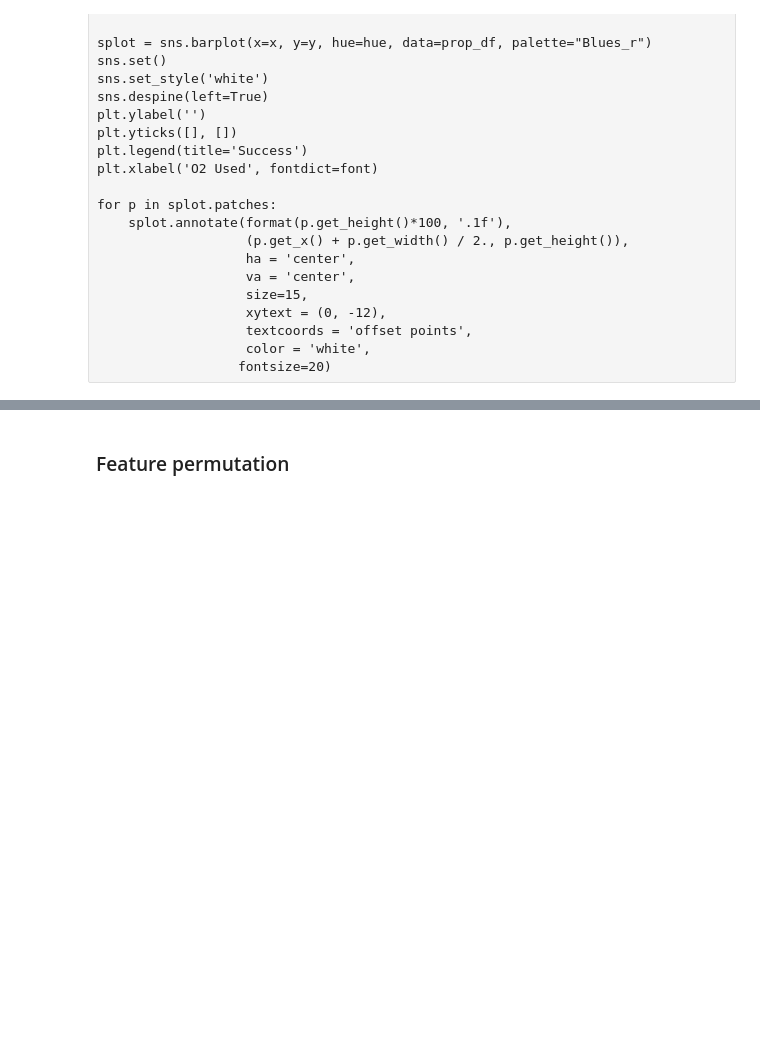
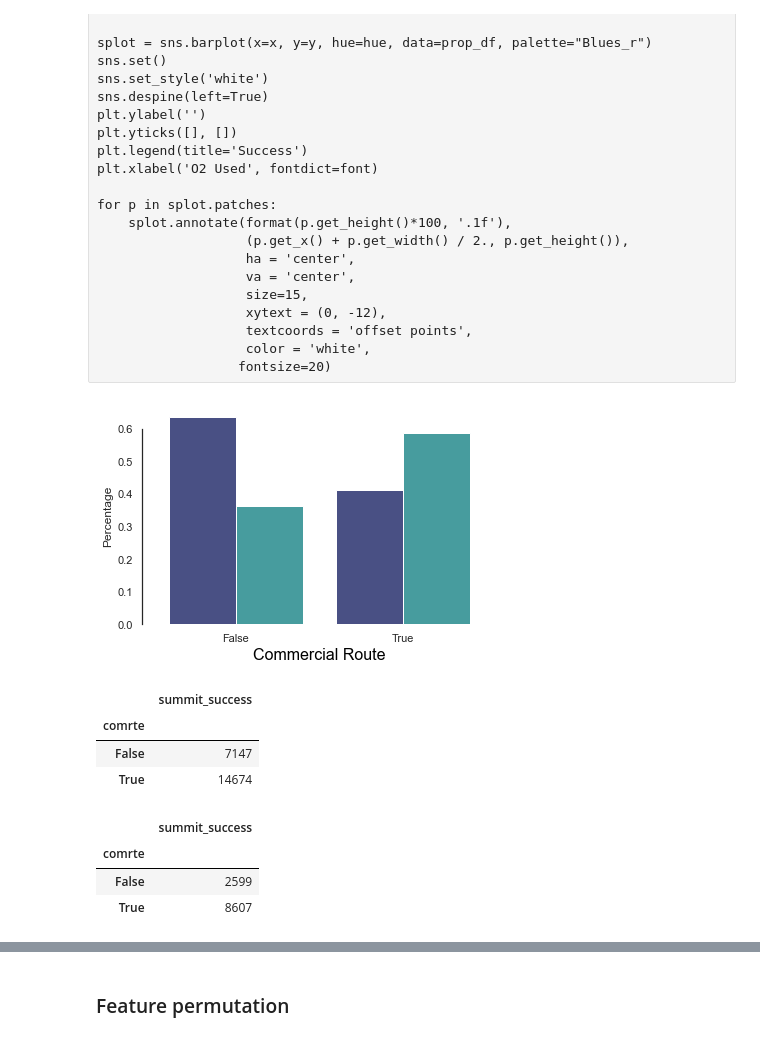
Before and after one commit to JeremyDel/himalaya-project, a Jupyter notebook: himalaya-project/kyril.ipynb, the cells around one changed output, grey strips where cells are left out. Saved outputs shown, nothing was run; the diff lists cells and outputs as text; code cells hidden in the pictures; blank space fills up the shorter version.

```diff
--- a/himalaya-project/kyril.ipynb
+++ b/himalaya-project/kyril.ipynb
@@ -81,7 +81,7 @@ for index, row in df.iterrows():
     acc_snow = weather.loc[date1:date2, 'totalSnow_cm'].sum()
     df.loc[index, 'cumul_snow'] = acc_snow
 
-feature_to_drop = ['tempC', 'WindChillC', 'primrte', 'disabled','moonrise', 'moonset',
+feature_to_drop = ['primrte', 'disabled','moonrise', 'moonset',
                    'sunrise', 'sunset', 'traverse', 'parapente', 'solo', 'ski', 'speed',
                    'summit_date', 'exp_id', 'bc_date', 'term_reason',
                    'pressure_past', 'pressure_futur', 'uvIndex', 'o2_used', 'date_season']
@@ -99,4 +113,10 @@ df[['poly1', 'poly2', 'poly3', 'poly4']] =interactions.fit_transform(df[['camps'
 df['ultime_ratio'] = df['ratio_days'] * (df['ratio_camps']-df['ratio_camps'].mean())**2 * df['peak_height']**0.5
+# %%
+df.drop(index = df[(df['tot_days']==0) & (df['summit_days']==0)].index, inplace=True)
+# %%
+df.drop(['ultime_ratio'], axis=1, inplace=True)
+# %%
+df.drop(index = df[df['status']=='bc member'].index, inplace = True)
 # %%
 from sklearn.base import BaseEstimator, TransformerMixin
 
@@ -280,23 +359,39 @@ for p in splot.patches:
 # %%
 font = {'family': 'sans-serif',
         'color':  'black',
         'weight': 'normal',
         'size': 16}
 
 x, y, hue = "comrte", "Percentage", "summit_success"
 prop_df = (df[hue]
            .groupby(df[x])
            .value_counts(normalize=True)
            .rename(y)
            .reset_index())
 
-splot = sns.barplot(x=x, y=y, hue=hue, data=prop_df, palette="Blues_r")
+splot = sns.barplot(x=x, y=y, hue=hue, data=prop_df, palette="mako")
 sns.set()
 sns.set_style('white')
 sns.despine(offset=10, trim=True, bottom=True)
 plt.legend().remove()
 plt.xlabel('Commercial Route', fontdict=font)
 plt.show()
+# %% [output]
+[figure, added]
+# %%
+df.groupby('comrte').agg({'summit_success': np.sum, 'summit_success': 'count'})
+# %% [output]
+|  | summit_success |
+| comrte |  |
+| False | 7147 |
+| True | 14674 |
+# %%
+df.groupby('comrte').agg({'summit_success': np.sum})
+# %% [output]
+|  | summit_success |
+| comrte |  |
+| False | 2599 |
+| True | 8607 |
 # %%
 x, y, hue = "status", "Percentage", "summit_success"
 prop_df = (df[hue]
```
Also changed, not shown: parts of 42 cells of this notebook, 10 other files.
